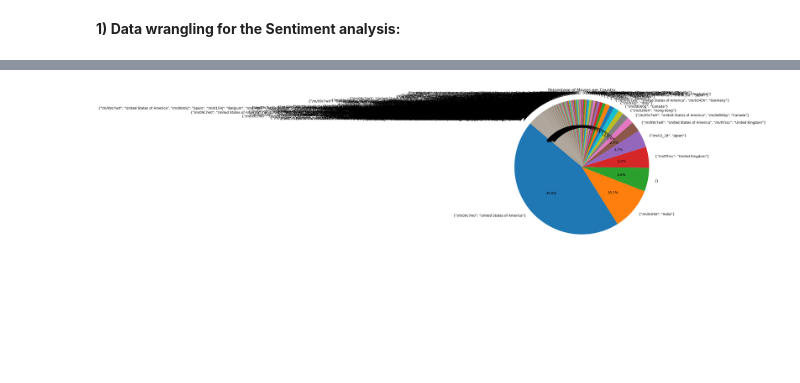
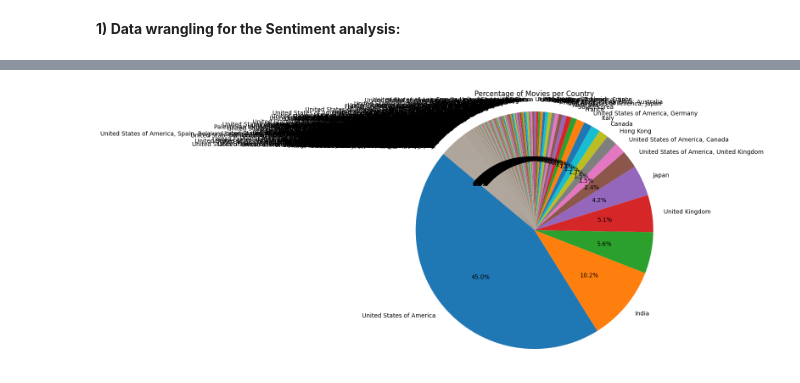
Before and after one commit to epfl-ada/ada-2023-project-boat2023, a Jupyter notebook: Playing_around.ipynb, the cells around one changed output, grey strips where cells are left out. Cells and saved outputs as stored; diff of their text form; code cells hidden in the pictures; blank space fills up the shorter version.

Commit message:
sentiment analysis + visualisations

```diff
--- a/Playing_around.ipynb
+++ b/Playing_around.ipynb
@@ -90,0 +100,16 @@ df_summaries.head()
+# %%
+# Function to extract the readable values from the strings
+def extract_values(text):
+    try:
+        # Load the text as JSON and extract values
+        data_dict = json.loads(text)
+        return ', '.join(data_dict.values())
+    except json.JSONDecodeError:
+        # If it's not valid JSON, try to find all readable parts with regex
+        return ', '.join(re.findall(r'":\s*"([^"]+)"', text))
+
+# Apply the function to clean the columns of our dataframe
+df_terrorism_summaries['Countries'] = df_terrorism_summaries['Countries'].apply(extract_values)
+df_terrorism_summaries['Languages'] = df_terrorism_summaries['Languages'].apply(extract_values)
+df_terrorism_summaries['Genres'] = df_terrorism_summaries['Genres'].apply(extract_values)
+df_terrorism_summaries
@@ -120,5 +159,5 @@ After splitting the summaries into sentences, we convert all the words to lowerc
 # %%
 # Splitting the text into individual sentences
-df_summaries['summaries_tokens']= df_summaries['summaries'].apply(lambda s: tokenize.sent_tokenize(s))
-df_summaries.head()
+df_terrorism_summaries['summaries_tokens']= df_terrorism_summaries['Plot Summary'].apply(lambda s: tokenize.sent_tokenize(s))
+df_terrorism_summaries.head()
 # %% [output]
@@ -131,5 +170,5 @@ df_summaries.head()
 # %%
 # Converting to lower case
-df_summaries['summaries_tokens'] = df_summaries['summaries_tokens'].apply(lambda x: [word.lower() for word in x])
-df_summaries.head()
+df_terrorism_summaries['summaries_tokens'] = df_terrorism_summaries['summaries_tokens'].apply(lambda x: [word.lower() for word in x])
+df_terrorism_summaries.head()
 # %% [output]
@@ -186,7 +218,10 @@ def analyse_text(text, classify_discrete = True):
 # %%
-# Compute the plot sentitiment discrete classes and continuous scores (the two different columns described previously)
-df_summaries["summaries_classification"] = df_summaries["summaries_tokenize"].apply(lambda s: analyse_text(s))
-df_summaries["summaries_scores"] = df_summaries["summaries_tokenize"].apply(lambda s: analyse_text(s, classify_discrete=False))
-df_summaries["number_of_sentences"] = df_summaries["summaries_tokenize"].apply(lambda s: len(s))
+# analyse_text performs sentiment analysis and returns a discrete sentiment class (e.g., positive, negative, neutral).
+df_terrorism_summaries["summaries_classification"] = df_terrorism_summaries["summaries_tokens"].apply(lambda s: analyse_text(s))
+#Similar to the above, but this 'analyse_text' function is expected to return a continuous score,
+# likely a number that represents the sentiment strength (e.g., a score from -1 to 1 where -1 is very negative and 1 is very positive).
+df_terrorism_summaries["summaries_scores"] = df_terrorism_summaries["summaries_tokens"].apply(lambda s: analyse_text(s, classify_discrete=False))
+# Calculate the number of sentences in each summary.
+df_terrorism_summaries["number_of_sentences"] = df_terrorism_summaries["summaries_tokens"].apply(lambda s: len(s))
 # %%
 # display the first 5 elements to view the newly added columns
@@ -258,11 +236,11 @@ display(terrorism_df)
 # %%
-country_counts = terrorism_df['Movie countries'].value_counts()
+country_counts = df_terrorism_summaries['Countries'].value_counts()
 # Plotting a pie chart
-plt.figure(figsize=(8, 8))
+plt.figure(figsize=(10, 8))
 plt.pie(country_counts, labels=country_counts.index, autopct='%1.1f%%', startangle=140)
 plt.title('Percentage of Movies per Country')
 plt.axis('equal')  # Equal aspect ratio ensures that pie is drawn as a circle
 
 plt.show()
 # %% [output]
-[figure, old version]
+[figure, new version]
```
Also changed, not shown: parts of 59 cells of this notebook, 2 other files.
